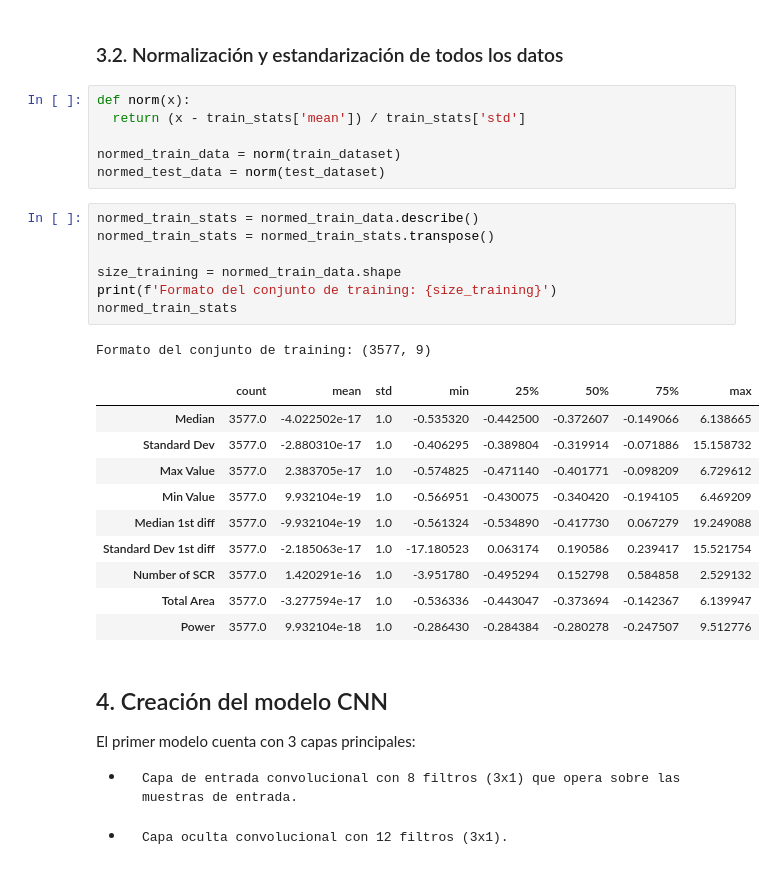
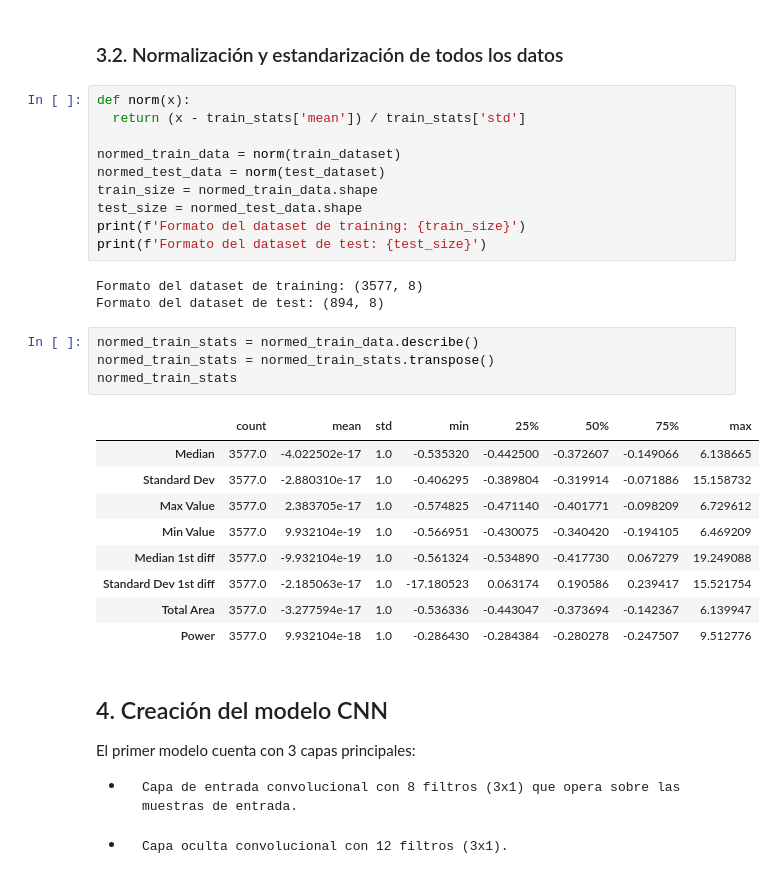
Before and after one commit to MariaEspFon/Scripts-propios, a Jupyter notebook: TensorFlow/CNN_model.ipynb, the cells around one changed output. Cells and saved outputs as stored; diff of their text form.

```diff
--- a/TensorFlow/CNN_model.ipynb
+++ b/TensorFlow/CNN_model.ipynb
@@ -76,23 +82,25 @@ def norm(x):
 
 normed_train_data = norm(train_dataset)
 normed_test_data = norm(test_dataset)
+train_size = normed_train_data.shape
+test_size = normed_test_data.shape
+print(f'Formato del dataset de training: {train_size}')
+print(f'Formato del dataset de test: {test_size}')
+# %% [output]
+Formato del dataset de training: (3577, 8)
+Formato del dataset de test: (894, 8)
 # %%
 normed_train_stats = normed_train_data.describe()
 normed_train_stats = normed_train_stats.transpose()
-
-size_training = normed_train_data.shape
-print(f'Formato del conjunto de training: {size_training}')
 normed_train_stats
 # %% [output]
-Formato del conjunto de training: (3577, 9)
 |  | count | mean | std | min | 25% | 50% | 75% | max |
 | Median | 3577.0 | -4.022502e-17 | 1.0 | -0.535320 | -0.442500 | -0.372607 | -0.149066 | 6.138665 |
 | Standard Dev | 3577.0 | -2.880310e-17 | 1.0 | -0.406295 | -0.389804 | -0.319914 | -0.071886 | 15.158732 |
 | Max Value | 3577.0 | 2.383705e-17 | 1.0 | -0.574825 | -0.471140 | -0.401771 | -0.098209 | 6.729612 |
 | Min Value | 3577.0 | 9.932104e-19 | 1.0 | -0.566951 | -0.430075 | -0.340420 | -0.194105 | 6.469209 |
 | Median 1st diff | 3577.0 | -9.932104e-19 | 1.0 | -0.561324 | -0.534890 | -0.417730 | 0.067279 | 19.249088 |
 | Standard Dev 1st diff | 3577.0 | -2.185063e-17 | 1.0 | -17.180523 | 0.063174 | 0.190586 | 0.239417 | 15.521754 |
-| Number of SCR | 3577.0 | 1.420291e-16 | 1.0 | -3.951780 | -0.495294 | 0.152798 | 0.584858 | 2.529132 |
 | Total Area | 3577.0 | -3.277594e-17 | 1.0 | -0.536336 | -0.443047 | -0.373694 | -0.142367 | 6.139947 |
 | Power | 3577.0 | 9.932104e-18 | 1.0 | -0.286430 | -0.284384 | -0.280278 | -0.247507 | 9.512776 |
 # %% [markdown]
```
Also changed, not shown: parts of 7 cells of this notebook.
